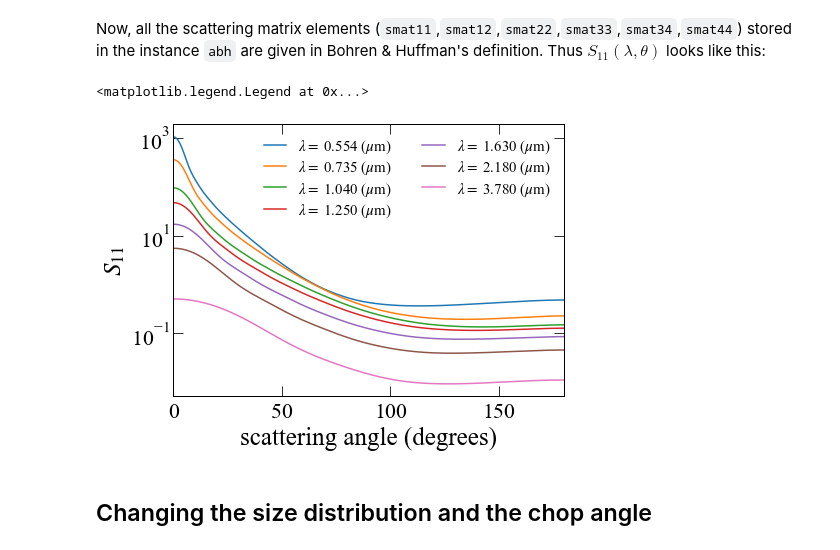
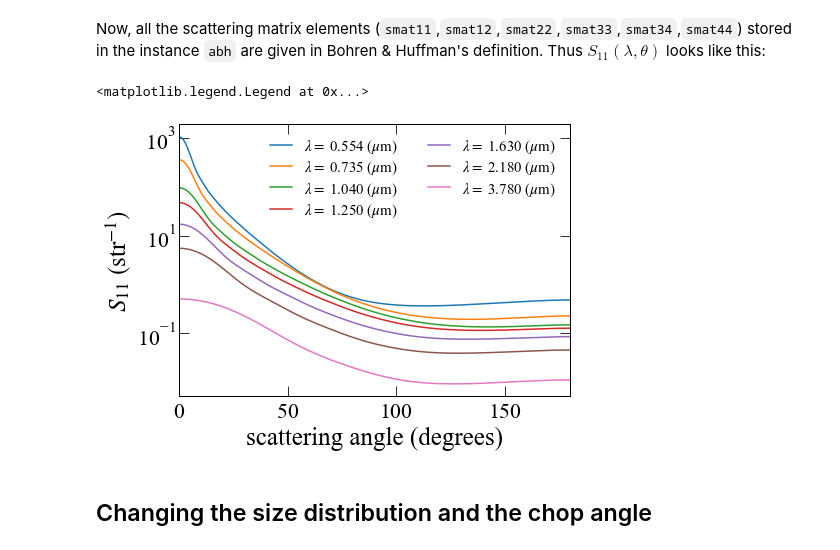
Before and after one commit to rtazaki1205/AggScatVIR, a Jupyter notebook: docs/examples.ipynb, the cells around one changed output. Cells and saved outputs as stored; diff of their text form; code cells hidden in the pictures.

```diff
--- a/docs/examples.ipynb
+++ b/docs/examples.ipynb
@@ -189,7 +189,7 @@ import matplotlib
 import matplotlib.pyplot as plt
 
 fig, ax =plt.subplots(figsize=(7,5))
-ax.set_ylabel('$Z_{11}~(\mathrm{cm}^2/\mathrm{g}/\mathrm{str})$')
+ax.set_ylabel('$Z_{11}~(\mathrm{cm}^2~\mathrm{g}^{-1}~\mathrm{str}^{-1})$')
 ax.set_xlim(0,180)
 ax.set_yscale('log')
 ax.set_xlabel('scattering angle (degrees)')
@@ -210,17 +210,17 @@ abh=aggscatpy.dustmodel(partype='CALP',size='4096',amon='100nm',comp='amc',smatB
 Now, all the scattering matrix elements (``smat11``,``smat12``,``smat22``,``smat33``,``smat34``,``smat44``) stored in the instance `abh` are given in Bohren & Huffman's definition. Thus $S_{11}(\lambda,\theta)$ looks like this:
 # %%
 fig, ax =plt.subplots(figsize=(7,5))
-ax.set_ylabel('$S_{11}$')
+ax.set_ylabel('$S_{11}~(\mathrm{str}^{-1})$')
 ax.set_xlim(0,180)
 ax.set_yscale('log')
 ax.set_xlabel('scattering angle (degrees)')
 for iwav in range(abh.nlmd):
     label='$\lambda=$ %5.3f ($\mu\mathrm{m}$)'%abh.lmd[iwav]
     ax.plot(abh.scatang,abh.smat11[iwav,:],label=label)
 ax.legend(fontsize=15,ncol=2,frameon=False)
 # %% [output]
 <matplotlib.legend.Legend at 0x...>
-[figure, old version]
+[figure, new version]
 # %% [markdown]
 ## Changing the size distribution and the chop angle
 # %% [markdown]
```
Also changed, not shown: parts of 5 cells of this notebook, 22 other files.
